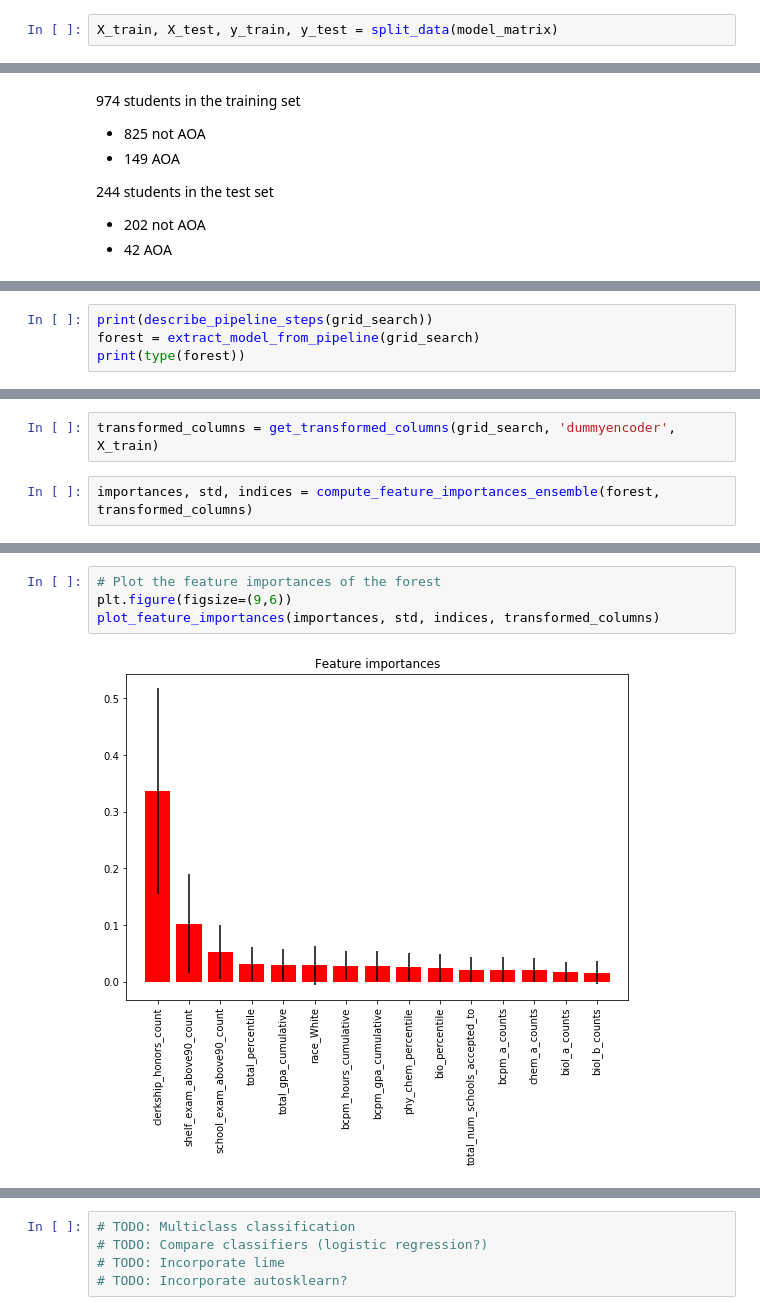
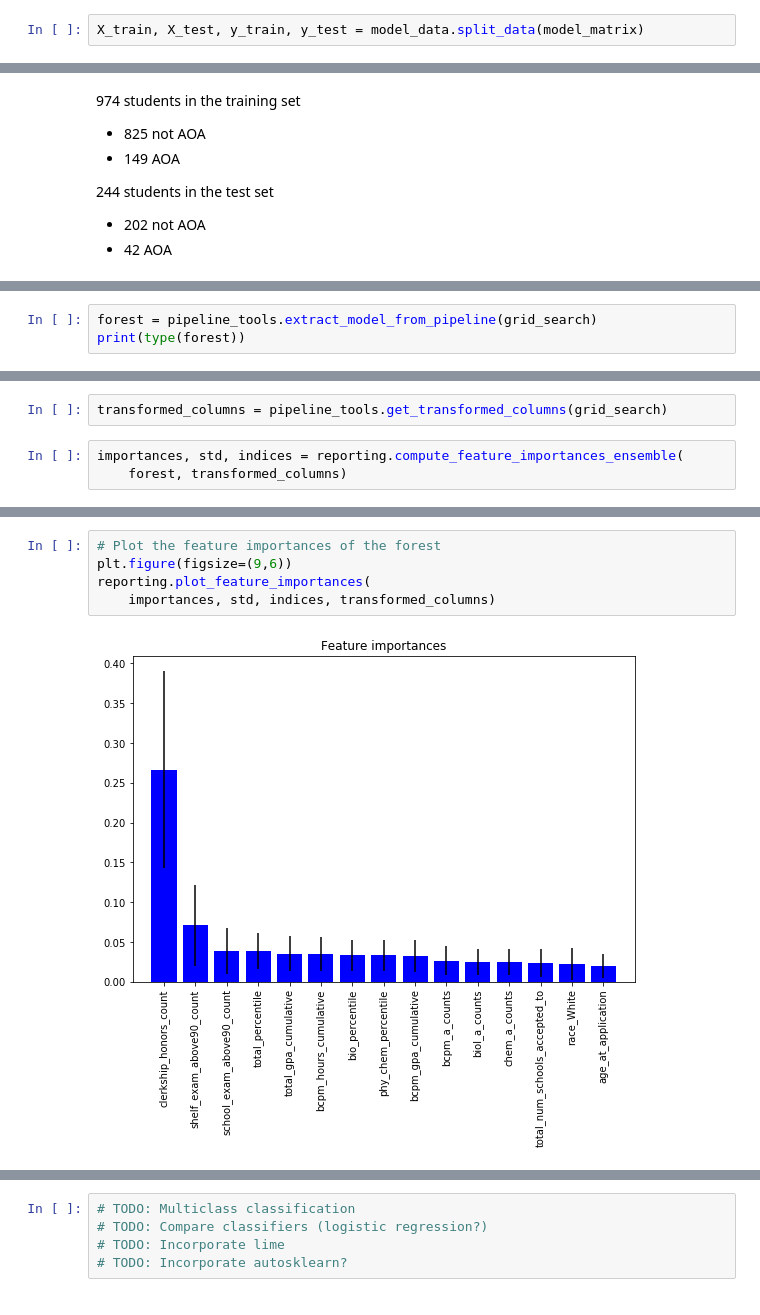
Before and after one commit to jgutman/eduanalytics, a Jupyter notebook: connecting_to_database_with_python.ipynb, the cells around one changed output, grey strips where cells are left out. Cells and saved outputs as stored; diff of their text form.

```diff
--- a/connecting_to_database_with_python.ipynb
+++ b/connecting_to_database_with_python.ipynb
@@ -67,6 +68,6 @@ grid_search = GridSearchCV(pipeline,
                            scoring = 'roc_auc')
 # %%
-X_train, X_test, y_train, y_test = split_data(model_matrix)
+X_train, X_test, y_train, y_test = model_data.split_data(model_matrix)
 # %%
 grid_search.fit(X_train, y_train)
 # %% [output]
@@ -151,7 +152,6 @@ plt.show()
 [figure]
 [figure]
 # %%
-print(describe_pipeline_steps(grid_search))
-forest = extract_model_from_pipeline(grid_search)
+forest = pipeline_tools.extract_model_from_pipeline(grid_search)
 print(type(forest))
 # %% [output]
@@ -159,6 +158,7 @@ print(type(forest))
 <class 'sklearn.ensemble.forest.RandomForestClassifier'>
 # %%
-transformed_columns = get_transformed_columns(grid_search, 'dummyencoder', X_train)
+transformed_columns = pipeline_tools.get_transformed_columns(grid_search)
 # %%
-importances, std, indices = compute_feature_importances_ensemble(forest, transformed_columns)
+importances, std, indices = reporting.compute_feature_importances_ensemble(
+    forest, transformed_columns)
 # %% [output]
@@ -166,7 +182,8 @@ NameError: name 'OrderedDict' is not defined
 # %%
 # Plot the feature importances of the forest
 plt.figure(figsize=(9,6))
-plot_feature_importances(importances, std, indices, transformed_columns)
+reporting.plot_feature_importances(
+    importances, std, indices, transformed_columns)
 # %% [output]
-[figure, old version]
+[figure, new version]
 # %%
```
Also changed, not shown: parts of 15 cells of this notebook, 2 other files.
